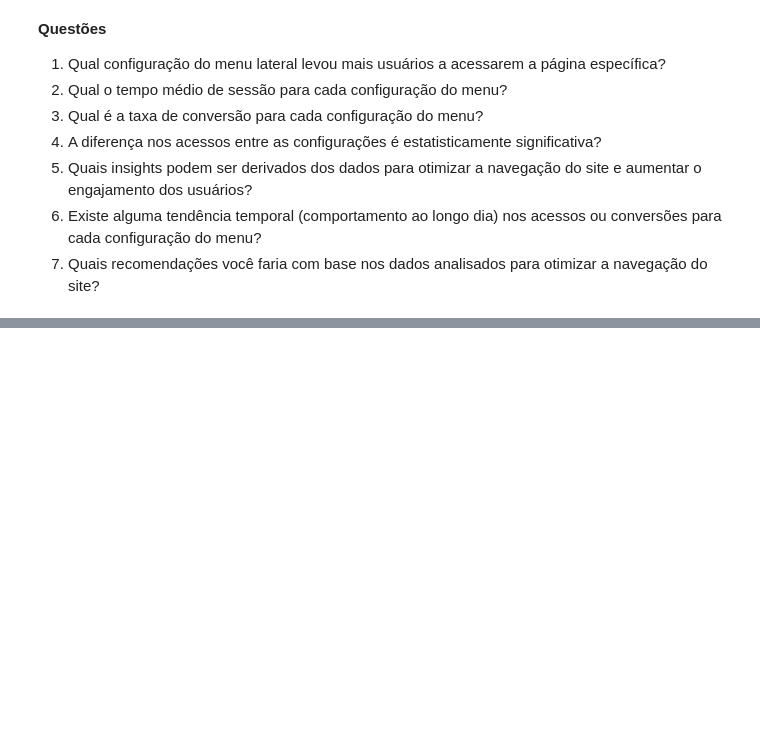
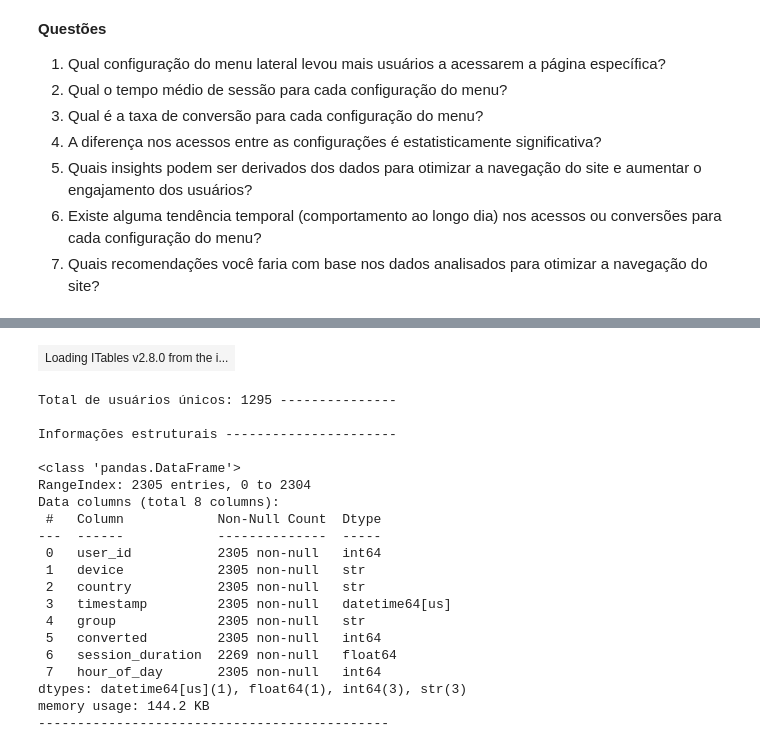
Before and after one commit to jandrexm/menu-lateral, a Jupyter notebook: notebook-analise.ipynb, the cells around one changed output, grey strips where cells are left out. Cells and saved outputs as stored; diff of their text form; code cells hidden in the pictures; blank space fills up the shorter version.

```diff
--- a/notebook-analise.ipynb
+++ b/notebook-analise.ipynb
@@ -148,0 +35,37 @@ dados.info()
+# %%
+# Importando os dados do arquivo Excel e exibindo-os em formato de tabela interativa
+dados = pd.read_excel("ab_test_data.xlsx")
+show(dados, paging=True, lengthMenu=[15, 30, 50], allow_html=True)
+
+
+# Contagem de valores únicos da coluna `user_id`
+total_usuarios_unicos = dados['user_id'].nunique()
+print(f"\nTotal de usuários únicos: {total_usuarios_unicos} ---------------")
+
+
+# Exibindo as informações estruturais e estatística descritiva
+print(f"\nInformações estruturais ----------------------\n")
+dados.info()
+print(f"-"*45)
+# %% [output]
+| Loading ITables v2.8.0 from the i... |
+Total de usuários únicos: 1295 ---------------
+
+Informações estruturais ----------------------
+
+<class 'pandas.DataFrame'>
+RangeIndex: 2305 entries, 0 to 2304
+Data columns (total 8 columns):
+ #   Column            Non-Null Count  Dtype
+---  ------            --------------  -----
+ 0   user_id           2305 non-null   int64
+ 1   device            2305 non-null   str
+ 2   country           2305 non-null   str
+ 3   timestamp         2305 non-null   datetime64[us]
+ 4   group             2305 non-null   str
+ 5   converted         2305 non-null   int64
+ 6   session_duration  2269 non-null   float64
+ 7   hour_of_day       2305 non-null   int64
+dtypes: datetime64[us](1), float64(1), int64(3), str(3)
+memory usage: 144.2 KB
+---------------------------------------------
```
Also changed, not shown: parts of 15 cells of this notebook, 1 other file.
